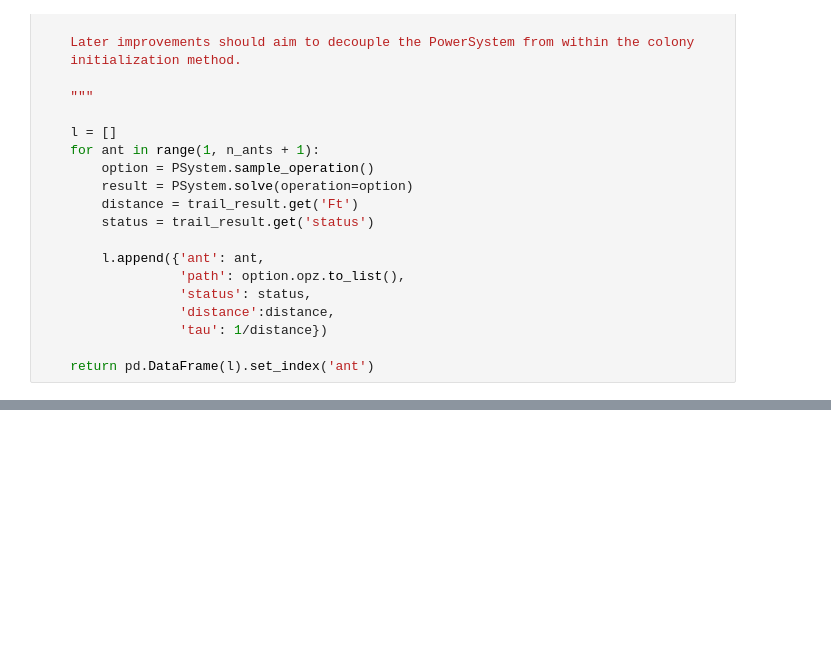
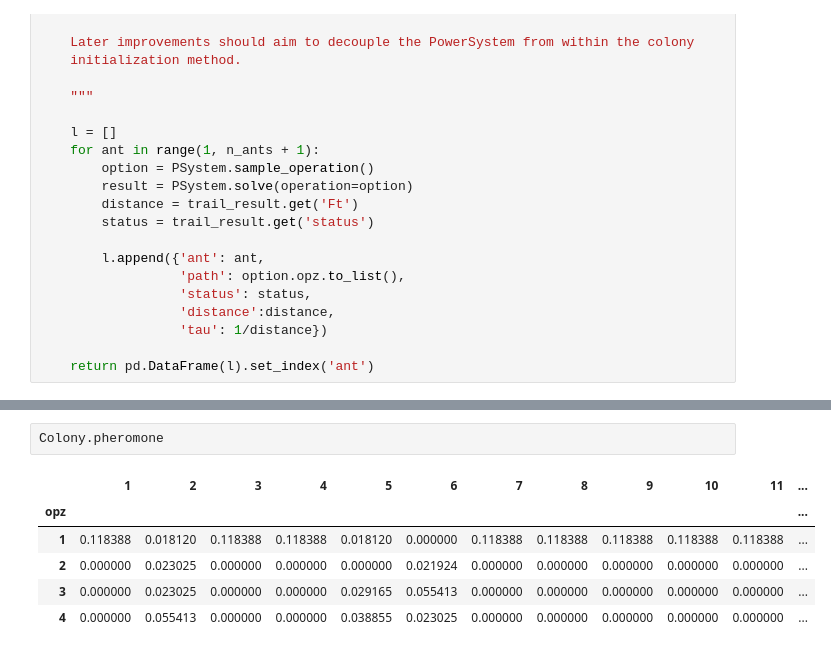
Before and after one commit to ettoreaquino/acopoweropt, a Jupyter notebook: notebooks/ColonyInitializer.ipynb, the cells around one changed output, grey strips where cells are left out. Drawn from its saved outputs; the diff is of its cells as text; blank space fills up the shorter version.

```diff
--- a/notebooks/ColonyInitializer.ipynb
+++ b/notebooks/ColonyInitializer.ipynb
@@ -44,0 +68,9 @@ def initialize(n_ants: int):
+# %%
+Colony.pheromone
+# %% [output]
+|  | 1 | 2 | 3 | 4 | 5 | 6 | 7 | 8 | 9 | 10 | 11 | ... |
+| opz |  |  |  |  |  |  |  |  |  |  |  | ... |
+| 1 | 0.118388 | 0.018120 | 0.118388 | 0.118388 | 0.018120 | 0.000000 | 0.118388 | 0.118388 | 0.118388 | 0.118388 | 0.118388 | ... |
+| 2 | 0.000000 | 0.023025 | 0.000000 | 0.000000 | 0.000000 | 0.021924 | 0.000000 | 0.000000 | 0.000000 | 0.000000 | 0.000000 | ... |
+| 3 | 0.000000 | 0.023025 | 0.000000 | 0.000000 | 0.029165 | 0.055413 | 0.000000 | 0.000000 | 0.000000 | 0.000000 | 0.000000 | ... |
+| 4 | 0.000000 | 0.055413 | 0.000000 | 0.000000 | 0.038855 | 0.023025 | 0.000000 | 0.000000 | 0.000000 | 0.000000 | 0.000000 | ... |
```
Also changed, not shown: parts of 10 cells of this notebook, 6 other files.
